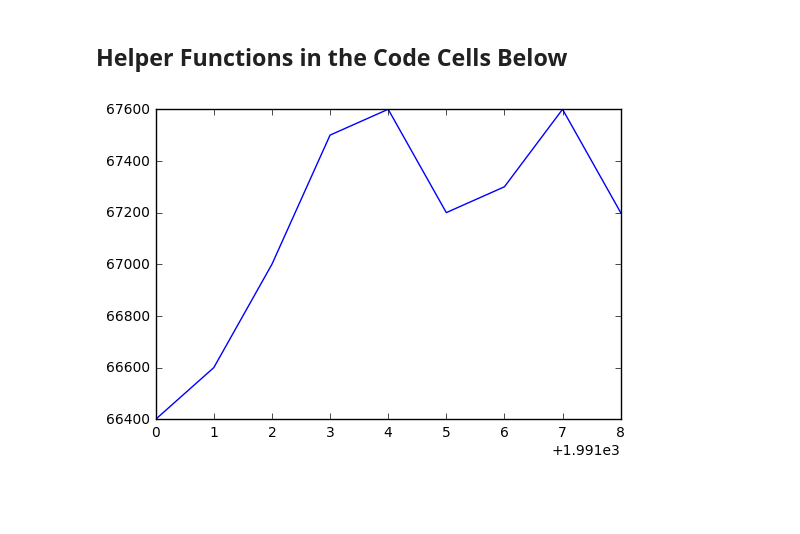
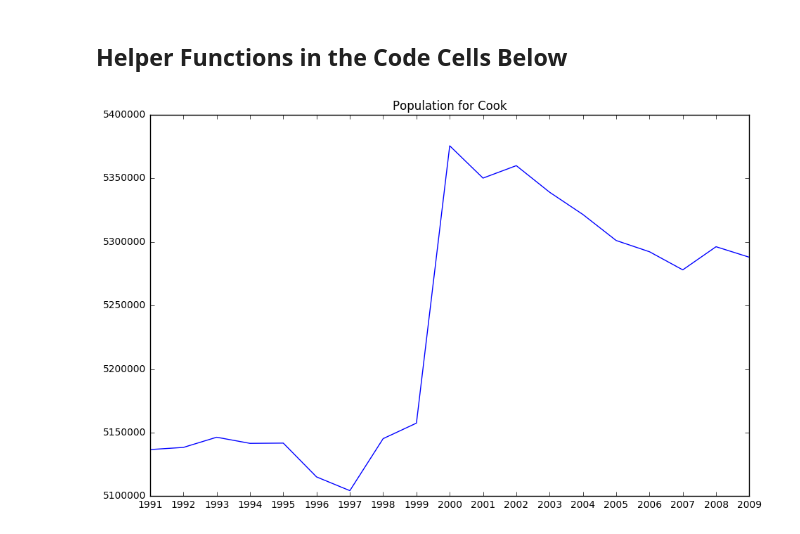
Before and after one commit to Salil999/IL-Population-Prediction, a Jupyter notebook: Predict.ipynb, the cells around one changed output. Saved outputs shown, nothing was run; the diff lists cells and outputs as text; code cells hidden in the pictures; blank space fills up the shorter version.

Commit message:
updated plot

```diff
--- a/Predict.ipynb
+++ b/Predict.ipynb
@@ -24,20 +25,0 @@ def newFunc():
-# %%
-x_axis = return_year_list(old_data)
-# print(years)
-
-row = list(old_data.loc[1])
-city_name = row[0]
-city_pop = row[1:]
-# print(city_name)
-# print(city_pop)
-# x = list(old_data['County'])
-
-# print(x)
-# arr = list(old_data.loc[1])[1:]
-# print(arr)
-plt.plot(x_axis, city_pop)
-# plt.xticks(x_axis, size='small')
-plt.show()
-# old_data
-# %% [output]
-[figure, removed]
@@ -45,0 +26,21 @@ old_data
+# %%
+fig_size = plt.rcParams["figure.figsize"]
+fig_size[0] = float(11)
+fig_size[1] = float(7)
+plt.rcParams["figure.figsize"] = fig_size
+x_axis_old = return_year_list(old_data)
+x_axis_new = return_year_list(new_data)
+x = [i for i in range(19)]
+years_list = np.array(list(x_axis_old) + list(x_axis_new))
+row_old = list(old_data.loc[16])
+row_new = list(new_data.loc[16])
+city_name = row_old[0]
+del row_new[0]
+city_pop = row_old[1:] + row_new[:]
+city_pop = [float(i) for i in city_pop]
+plt.title('Population for ' + str(city_name))
+plt.xticks(x, years_list)
+plt.plot(city_pop)
+plt.show()
+# %% [output]
+[figure, added]
```
Also changed, not shown: parts of 4 cells of this notebook.
